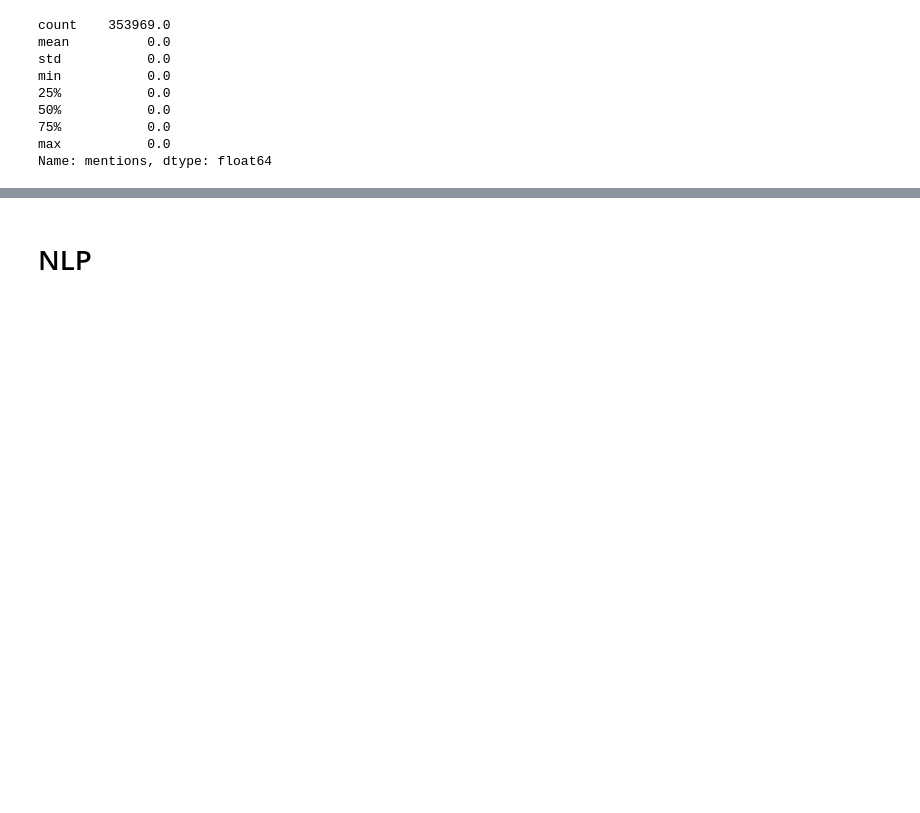
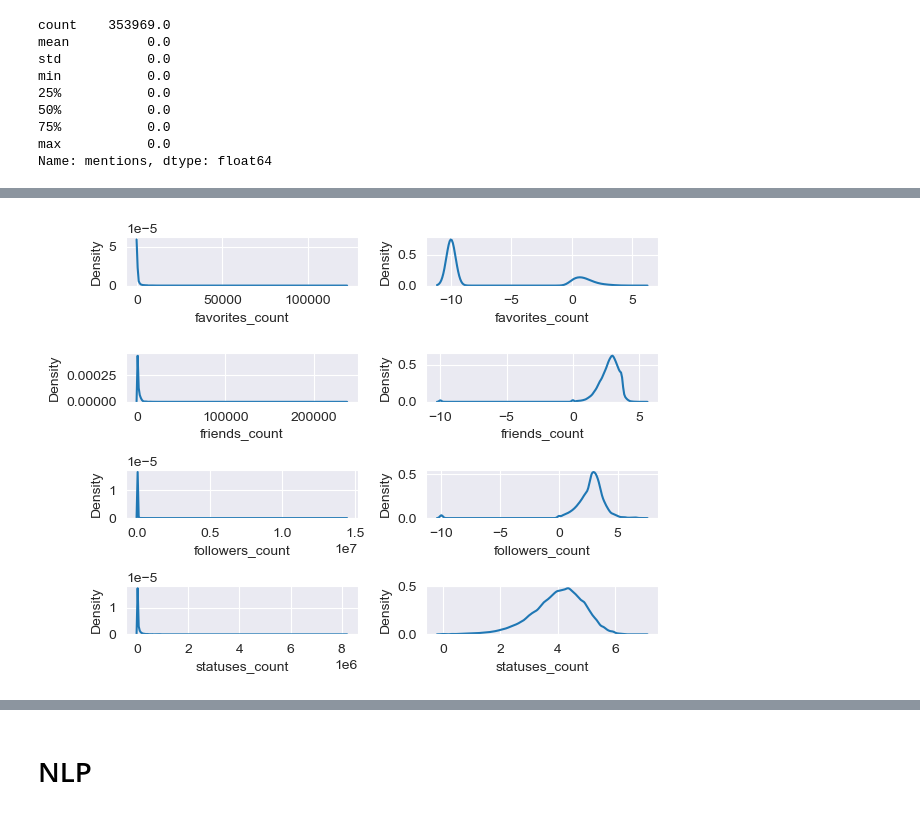
Before and after one commit to caiocj1/retweet-num-prediction, a Jupyter notebook: data_exploration.ipynb, the cells around one changed output, grey strips where cells are left out. Cells and saved outputs as stored; diff of their text form; code cells hidden in the pictures; blank space fills up the shorter version.

```diff
--- a/data_exploration.ipynb
+++ b/data_exploration.ipynb
@@ -179,0 +162,16 @@ plt.show()
+# %%
+fig, ax = plt.subplots(4, 2)
+
+sbn.kdeplot(ax=ax[0, 0], data=train_df.favorites_count)
+sbn.kdeplot(ax=ax[0, 1], data=np.log10(train_df.favorites_count).replace([-np.inf], -10))
+sbn.kdeplot(ax=ax[1, 0], data=train_df.friends_count)
+sbn.kdeplot(ax=ax[1, 1], data=np.log10(train_df.friends_count).replace([-np.inf], -10))
+sbn.kdeplot(ax=ax[2, 0], data=train_df.followers_count)
+sbn.kdeplot(ax=ax[2, 1], data=np.log10(train_df.followers_count).replace([-np.inf], -10))
+sbn.kdeplot(ax=ax[3, 0], data=train_df.statuses_count)
+sbn.kdeplot(ax=ax[3, 1], data=np.log10(train_df.statuses_count).replace([-np.inf], -10))
+
+fig.tight_layout()
+plt.show()
+# %% [output]
+[figure, added]
```
Also changed, not shown: parts of 37 cells of this notebook, 3 other files.
